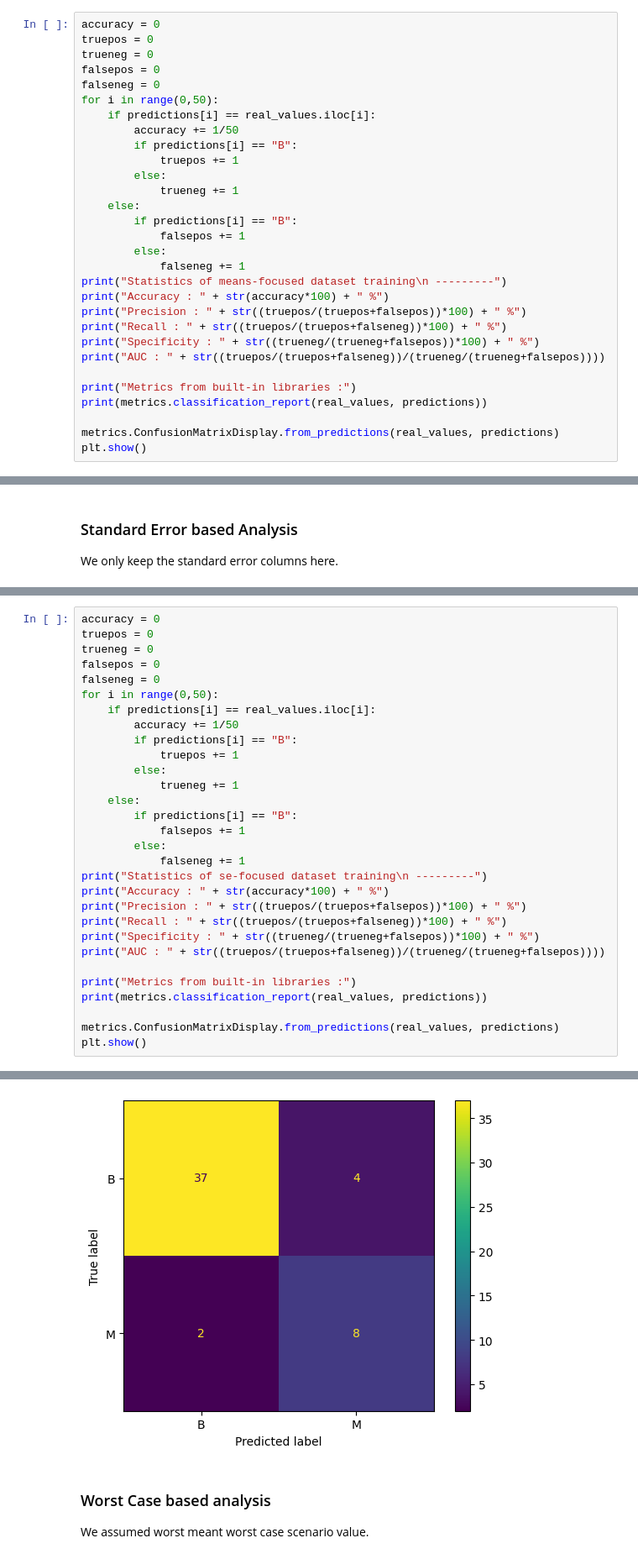
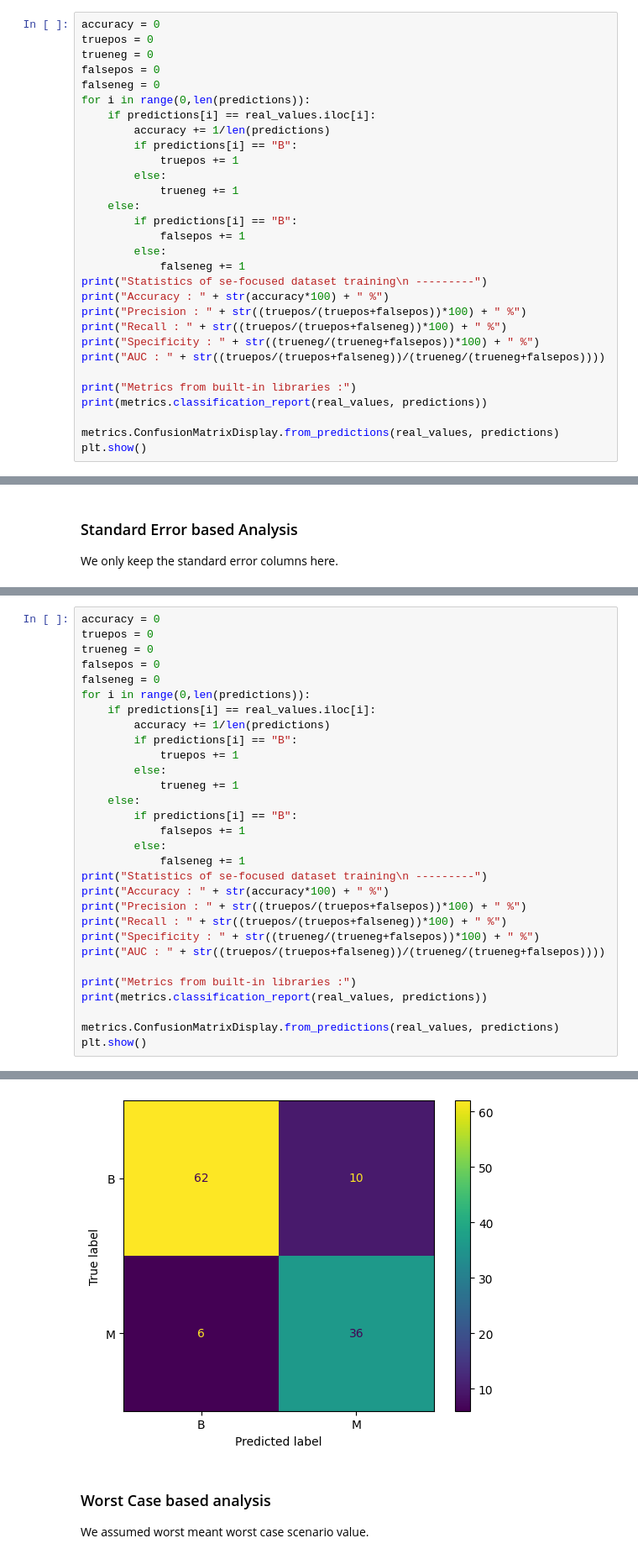
Before and after one commit to Herschel-The-Cauchois/Machine-Learning, a Jupyter notebook: breastCancerNotebook.ipynb, the cells around one changed output, grey strips where cells are left out. Shown at 84% size. Saved outputs shown, nothing was run; the diff lists cells and outputs as text.

```diff
--- a/breastCancerNotebook.ipynb
+++ b/breastCancerNotebook.ipynb
@@ -94,9 +93,9 @@ truepos = 0
 trueneg = 0
 falsepos = 0
 falseneg = 0
-for i in range(0,50):
+for i in range(0,len(predictions)):
     if predictions[i] == real_values.iloc[i]:
-        accuracy += 1/50
+        accuracy += 1/len(predictions)
         if predictions[i] == "B":
             truepos += 1
         else:
@@ -106,7 +105,7 @@ for i in range(0,50):
             falsepos += 1
         else:
             falseneg += 1
-print("Statistics of means-focused dataset training\n ---------")
+print("Statistics of se-focused dataset training\n ---------")
 print("Accuracy : " + str(accuracy*100) + " %")
 print("Precision : " + str((truepos/(truepos+falsepos))*100) + " %")
 print("Recall : " + str((truepos/(truepos+falseneg))*100) + " %")
@@ -179,9 +175,9 @@ truepos = 0
 trueneg = 0
 falsepos = 0
 falseneg = 0
-for i in range(0,50):
+for i in range(0,len(predictions)):
     if predictions[i] == real_values.iloc[i]:
-        accuracy += 1/50
+        accuracy += 1/len(predictions)
         if predictions[i] == "B":
             truepos += 1
         else:
@@ -223,4 +219,4 @@ weighted avg       0.89      0.88      0.89        51
-[figure, old version]
+[figure, new version]
 # %% [markdown]
 ### Worst Case based analysis
 
```
Also changed, not shown: parts of 11 cells of this notebook.
